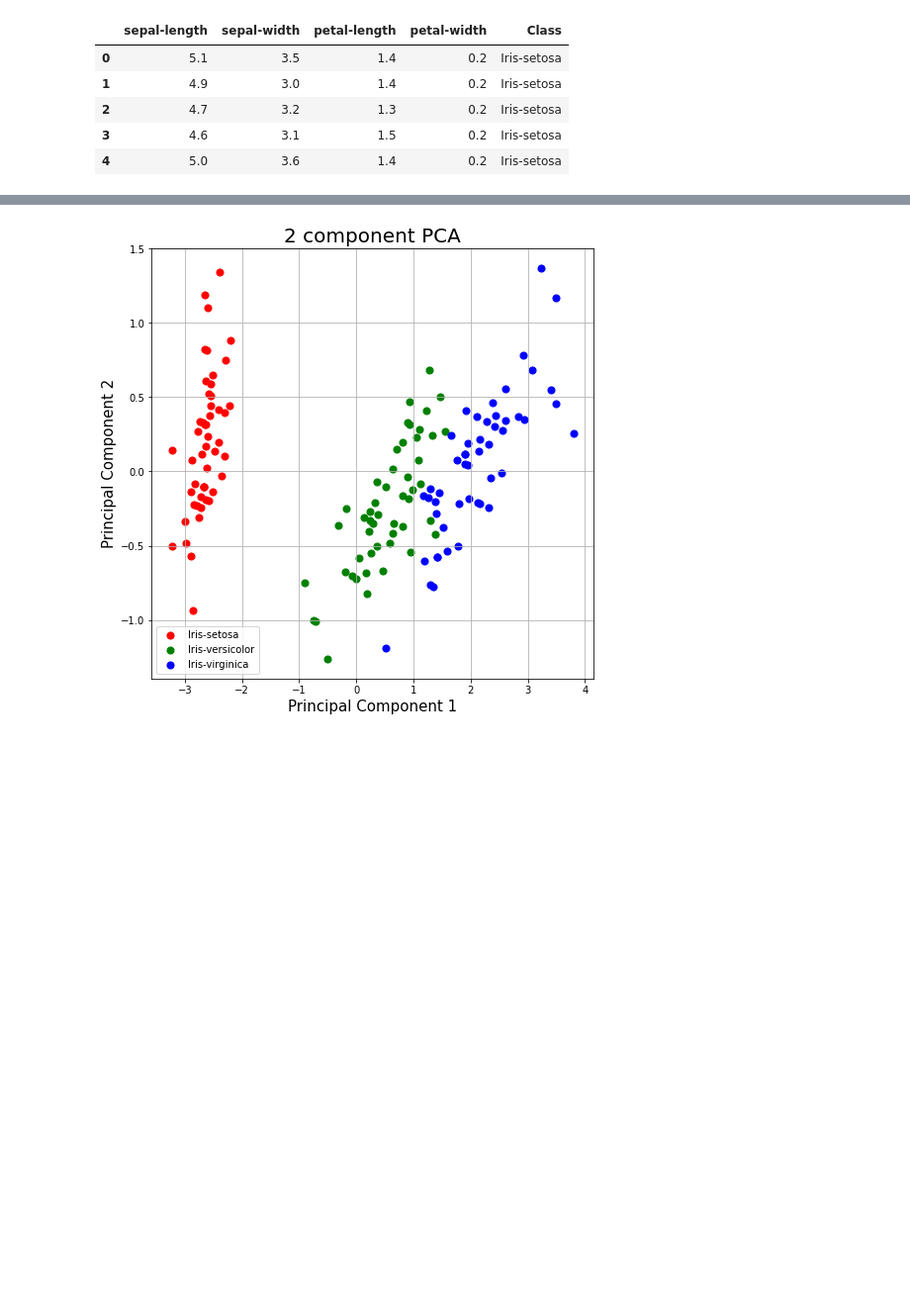
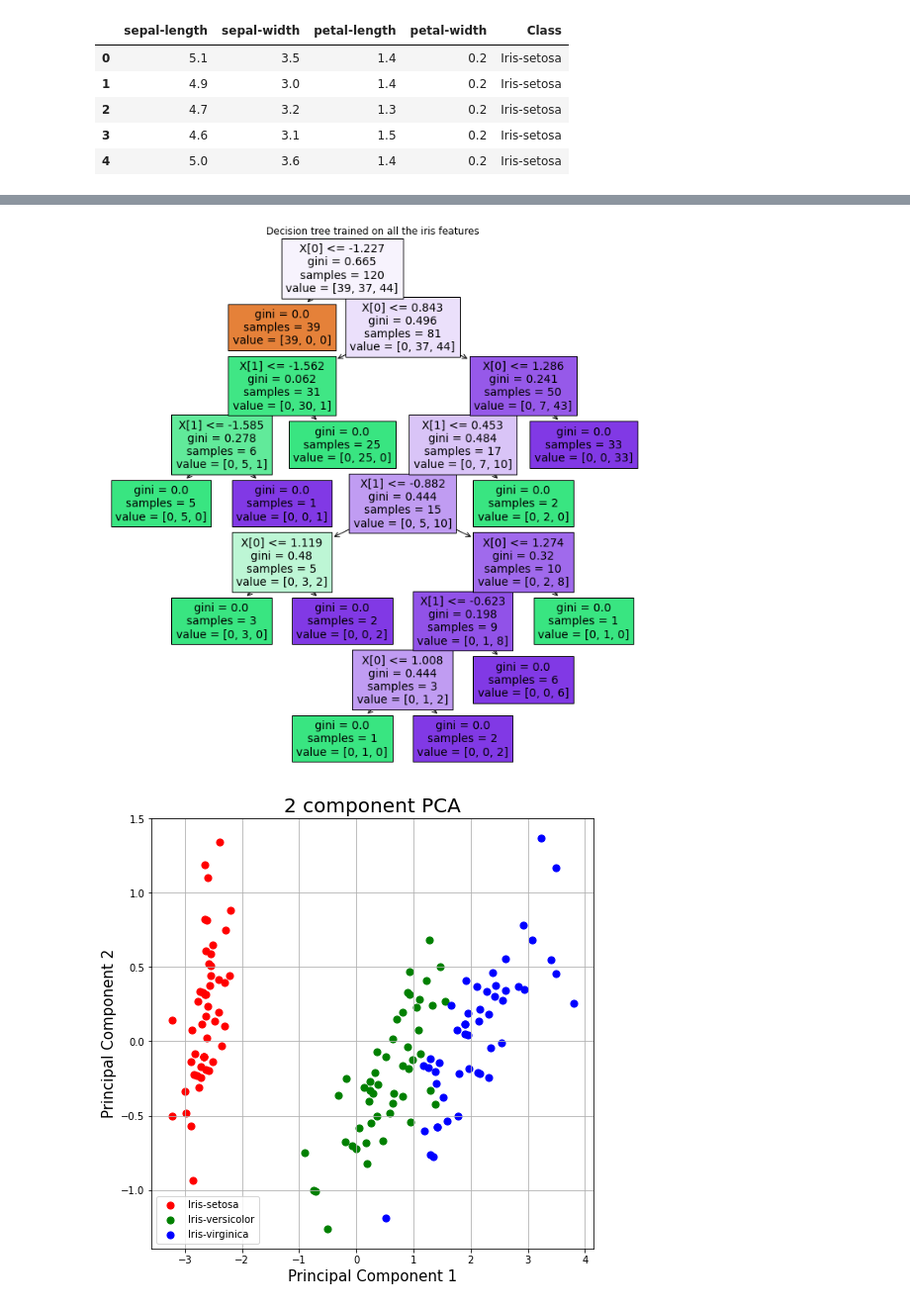
Before and after one commit to elizksirr/ML-final_pr, a Jupyter notebook: my_Iris_tears.ipynb, the cells around one changed output, grey strips where cells are left out. Shown at 99% size. Cells and saved outputs as stored; diff of their text form; code cells hidden in the pictures; blank space fills up the shorter version.

```diff
--- a/my_Iris_tears.ipynb
+++ b/my_Iris_tears.ipynb
@@ -61,0 +78,14 @@ Iris-versicolor       0.92      0.92      0.92        13
+# %%
+from sklearn.tree import plot_tree
+
+
+# Create Decision Tree classifer object
+clf = DecisionTreeClassifier()
+
+# Train Decision Tree Classifer
+clf = clf.fit(X_train,y_train)
+
+
+#Predict the response for test dataset
+y_pred = clf.predict(X_test)
+print(classification_report(y_test, y_pred))
@@ -62 +102,8 @@ Iris-versicolor       0.92      0.92      0.92        13
+# %%
+plt.figure(figsize=(12,12))
+plot_tree(clf, filled=True)
+plt.title("Decision tree trained on all the iris features")
+plt.show()
+# %% [output]
+[figure, added]
 # %%
```
Also changed, not shown: parts of 13 cells of this notebook.
